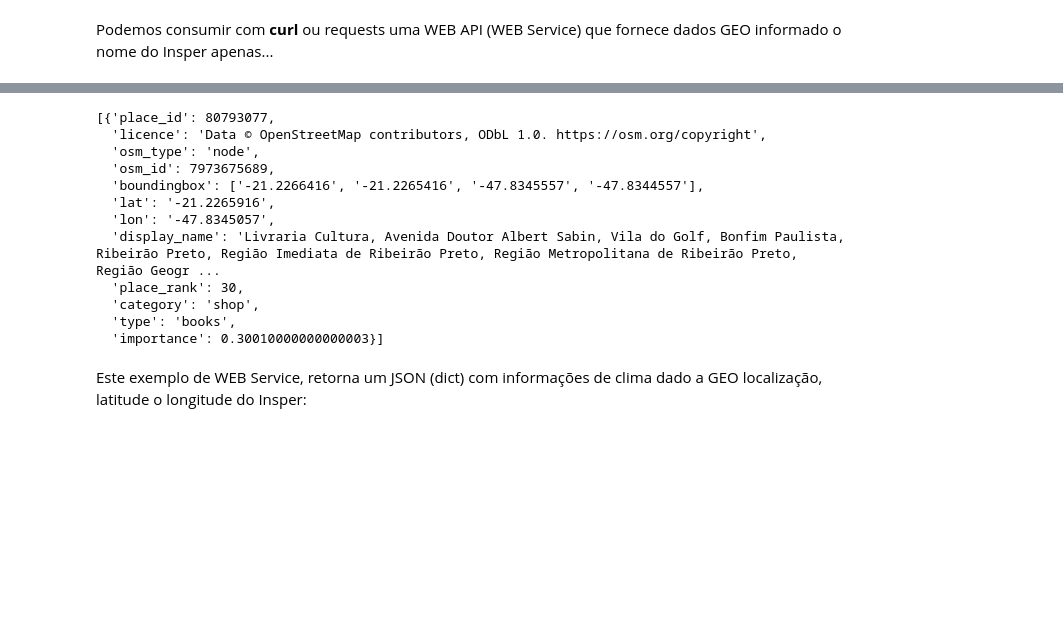
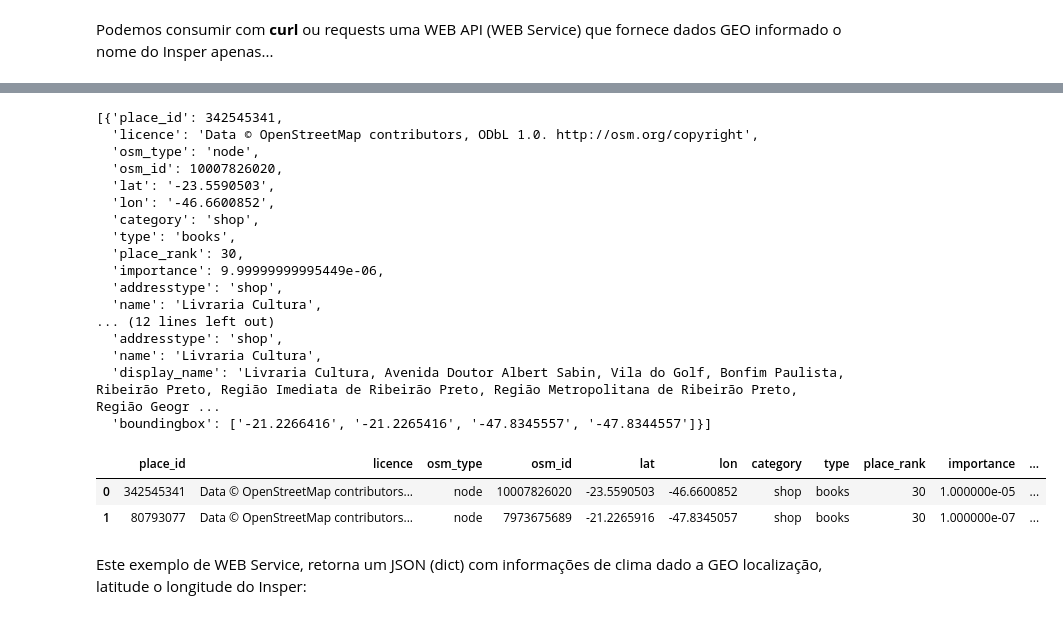
Before and after one commit to danielscarvalho/Insper-Data-Science-Deploy, a Jupyter notebook: box-deploy-002.ipynb, the cells around one changed output, grey strips where cells are left out. Saved outputs shown, nothing was run; the diff lists cells and outputs as text; code cells hidden in the pictures; blank space fills up the shorter version.

```diff
--- a/box-deploy-002.ipynb
+++ b/box-deploy-002.ipynb
@@ -59,22 +63,36 @@ import requests
 
 URL="https://nominatim.openstreetmap.org/search.php?q=Livraria+Cultura+Sao+Paulo&format=jsonv2"
 
-requests.get(URL).json()
+end = requests.get(URL).json()
 
+end
 #json - dict (Dicionário do Python)
 # %% [output]
-[{'place_id': 80793077,
-  'licence': 'Data © OpenStreetMap contributors, ODbL 1.0. https://osm.org/copyright',
+[{'place_id': 342545341,
+  'licence': 'Data © OpenStreetMap contributors, ODbL 1.0. http://osm.org/copyright',
   'osm_type': 'node',
-  'osm_id': 7973675689,
-  'boundingbox': ['-21.2266416', '-21.2265416', '-47.8345557', '-47.8344557'],
-  'lat': '-21.2265916',
-  'lon': '-47.8345057',
-  'display_name': 'Livraria Cultura, Avenida Doutor Albert Sabin, Vila do Golf, Bonfim Paulista, Ribeirão Preto, Região Imediata de Ribeirão Preto, Região Metropolitana de Ribeirão Preto, Região Geogr ...
-  'place_rank': 30,
+  'osm_id': 10007826020,
+  'lat': '-23.5590503',
+  'lon': '-46.6600852',
   'category': 'shop',
   'type': 'books',
-  'importance': 0.30010000000000003}]
+  'place_rank': 30,
+  'importance': 9.99999999995449e-06,
+  'addresstype': 'shop',
+  'name': 'Livraria Cultura',
+... (12 lines left out)
+  'addresstype': 'shop',
+  'name': 'Livraria Cultura',
+  'display_name': 'Livraria Cultura, Avenida Doutor Albert Sabin, Vila do Golf, Bonfim Paulista, Ribeirão Preto, Região Imediata de Ribeirão Preto, Região Metropolitana de Ribeirão Preto, Região Geogr ...
+  'boundingbox': ['-21.2266416', '-21.2265416', '-47.8345557', '-47.8344557']}]
+# %%
+import pandas as pd
+
+pd.DataFrame(end)
+# %% [output]
+|  | place_id | licence | osm_type | osm_id | lat | lon | category | type | place_rank | importance | ... |
+| 0 | 342545341 | Data © OpenStreetMap contributors... | node | 10007826020 | -23.5590503 | -46.6600852 | shop | books | 30 | 1.000000e-05 | ... |
+| 1 | 80793077 | Data © OpenStreetMap contributors... | node | 7973675689 | -21.2265916 | -47.8345057 | shop | books | 30 | 1.000000e-07 | ... |
 # %% [markdown]
 Este exemplo de WEB Service, retorna um JSON (dict) com informações de clima dado a GEO localização, latitude o longitude do Insper:
 # %%
```
Also changed, not shown: parts of 30 cells of this notebook.
